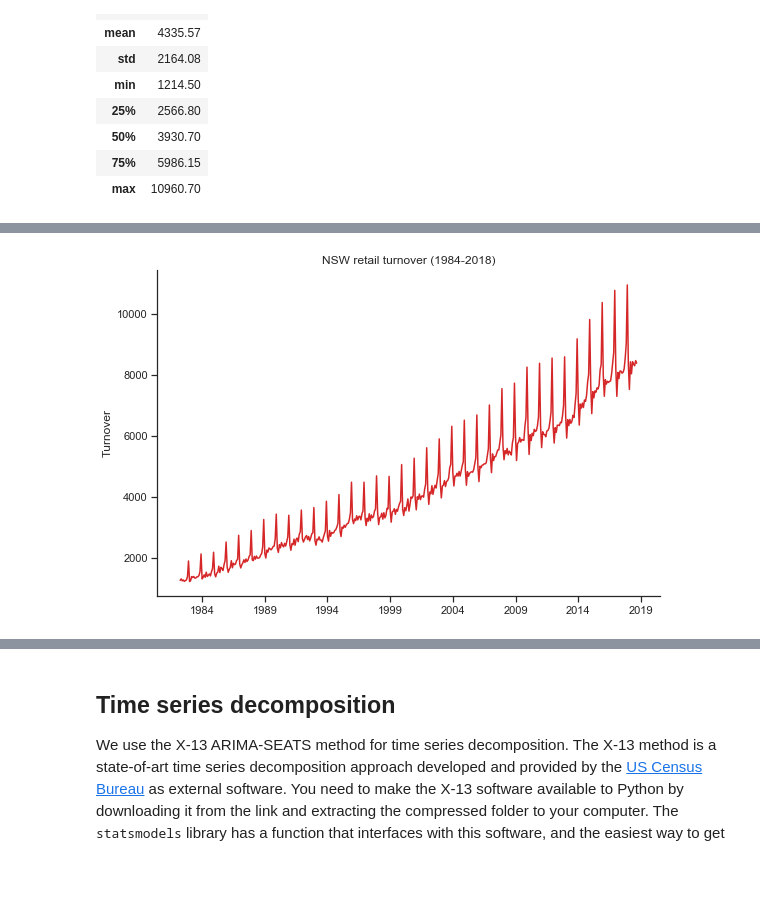
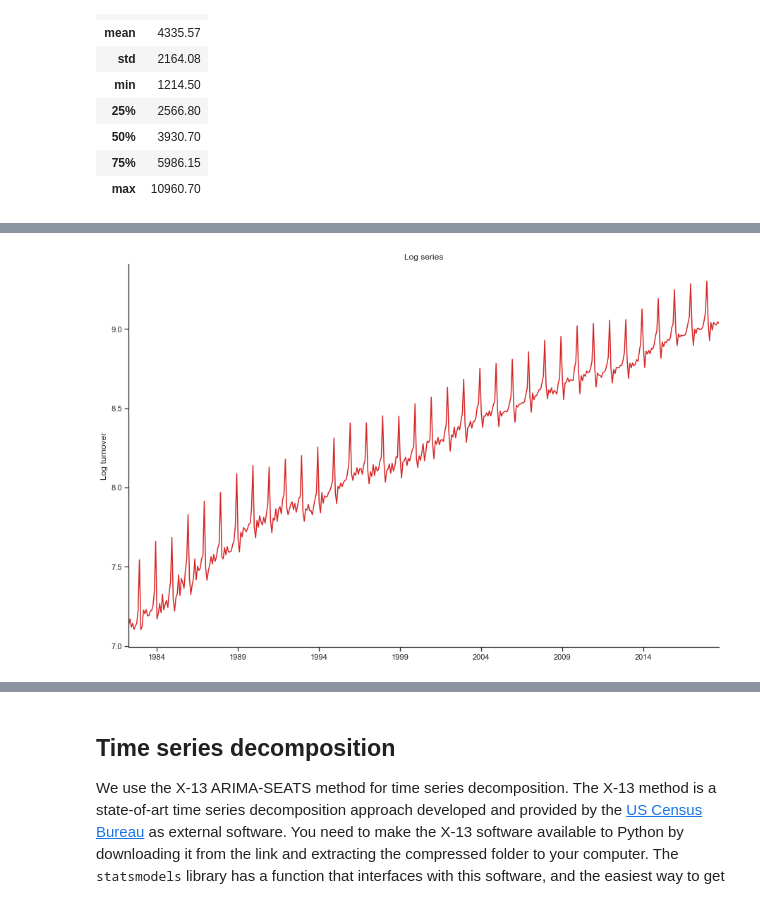
Before and after one commit to caropilardiaz/AnalisisSeriesTemporales, a Jupyter notebook: Tutorial03 Holt Winters Smoothing.ipynb, the cells around one changed output, grey strips where cells are left out. Saved outputs shown, nothing was run; the diff lists cells and outputs as text; code cells hidden in the pictures; blank space fills up the shorter version.

```diff
--- a/Tutorial03 Holt Winters Smoothing.ipynb
+++ b/Tutorial03 Holt Winters Smoothing.ipynb
@@ -31,6 +31,8 @@ sns.set_style('ticks')
 red='#D62728'
 blue='#1F77B4'
 %matplotlib inline
+# %%
+plt.rcParams['figure.figsize'] = [15, 10]
 # %% [markdown]
 ## Data: NSW Retail turnover
 
@@ -66,11 +72,11 @@ data.describe().round(2)
 # %%
-fig, ax= plt.subplots(figsize=(9,6))
-y.plot(color=red)
+fig, ax= plt.subplots();#figsize=(9,6))
+np.log(y).plot(color=red)
 ax.set_xlabel('')
-ax.set_ylabel('Turnover')
-ax.set_title('NSW retail turnover (1984-2018)')
+ax.set_ylabel('Log turnover')
+ax.set_title('Log series')
 ax.set_xticks([], minor=True)
 sns.despine()
 plt.show()
 # %% [output]
-[figure, old version]
+[figure, new version]
```
Also changed, not shown: parts of 11 cells of this notebook, 5 other files.
